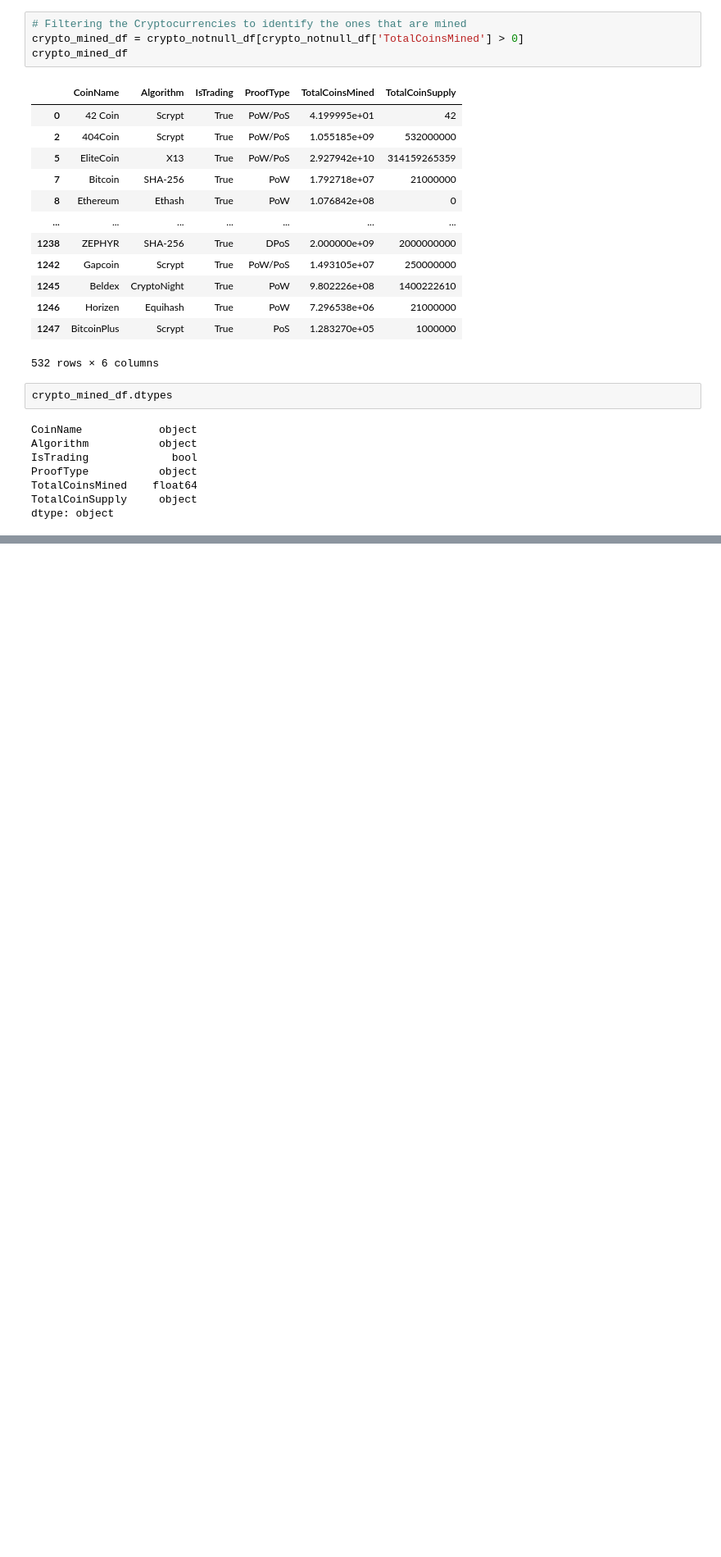
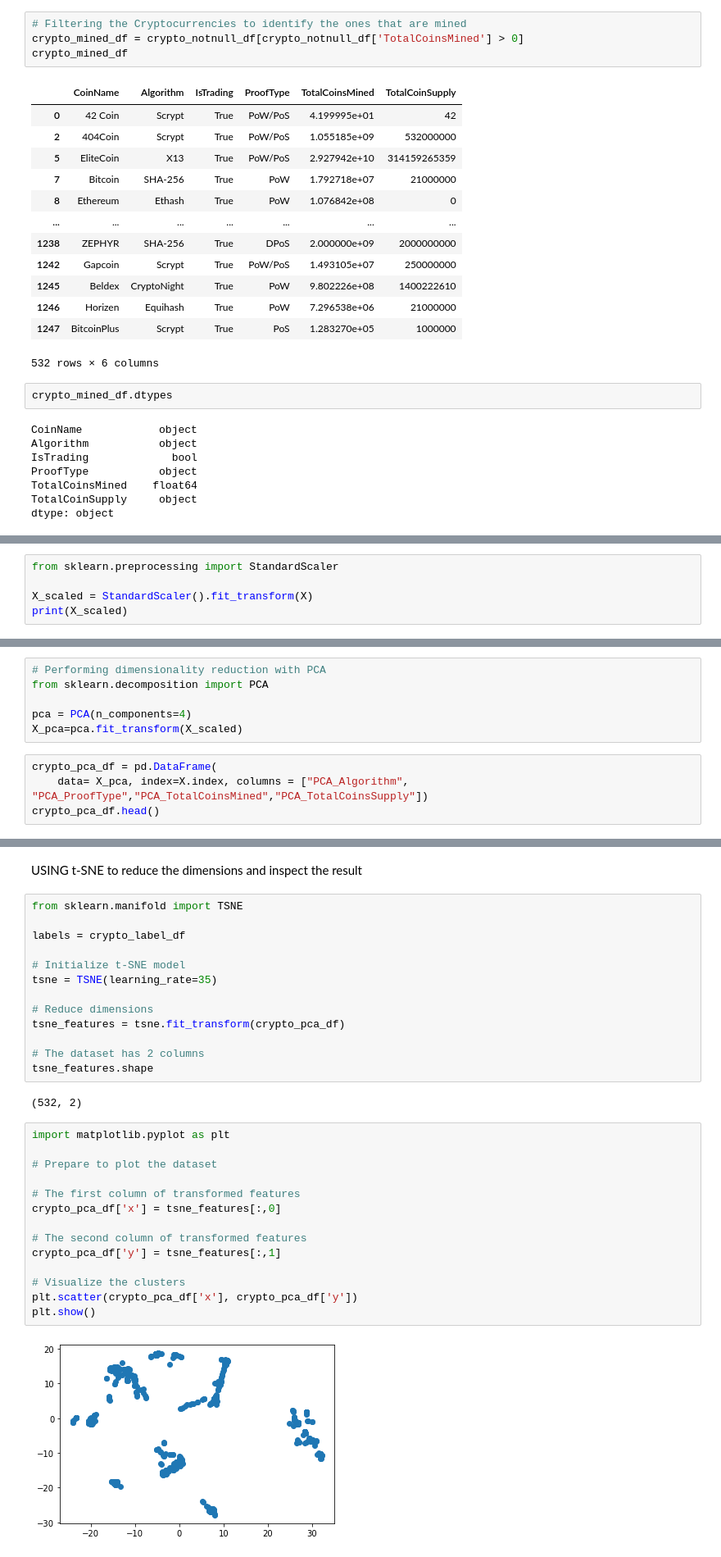
Before and after one commit to sunnyrvd27/Unsupervised_Cryptocurrency_Clusters, a Jupyter notebook: main.ipynb, the cells around one changed output, grey strips where cells are left out. Shown at 82% size. Drawn from its saved outputs; the diff is of its cells as text; blank space fills up the shorter version.

```diff
--- a/main.ipynb
+++ b/main.ipynb
@@ -210,0 +151,5 @@ ValueError: Shape of passed values is (532, 2), indices imply (532, 96)
+# %%
+from sklearn.preprocessing import StandardScaler
+
+X_scaled = StandardScaler().fit_transform(X)
+print(X_scaled)
@@ -210,0 +168,10 @@ ValueError: Shape of passed values is (532, 2), indices imply (532, 96)
+# %%
+# Performing dimensionality reduction with PCA
+from sklearn.decomposition import PCA
+
+pca = PCA(n_components=4)
+X_pca=pca.fit_transform(X_scaled)
+# %%
+crypto_pca_df = pd.DataFrame(
+    data= X_pca, index=X.index, columns = ["PCA_Algorithm", "PCA_ProofType","PCA_TotalCoinsMined","PCA_TotalCoinsSupply"])
+crypto_pca_df.head()
@@ -210,0 +185,33 @@ ValueError: Shape of passed values is (532, 2), indices imply (532, 96)
+# %% [markdown]
+USING t-SNE to reduce the dimensions and inspect the result
+# %%
+from sklearn.manifold import TSNE
+
+labels = crypto_label_df
+
+# Initialize t-SNE model
+tsne = TSNE(learning_rate=35)
+
+# Reduce dimensions
+tsne_features = tsne.fit_transform(crypto_pca_df)
+
+# The dataset has 2 columns
+tsne_features.shape
+# %% [output]
+(532, 2)
+# %%
+import matplotlib.pyplot as plt
+
+# Prepare to plot the dataset
+
+# The first column of transformed features
+crypto_pca_df['x'] = tsne_features[:,0]
+
+# The second column of transformed features
+crypto_pca_df['y'] = tsne_features[:,1]
+
+# Visualize the clusters
+plt.scatter(crypto_pca_df['x'], crypto_pca_df['y'])
+plt.show()
+# %% [output]
+[figure, added]
```
Also changed, not shown: parts of 31 cells of this notebook, 8 other files.
